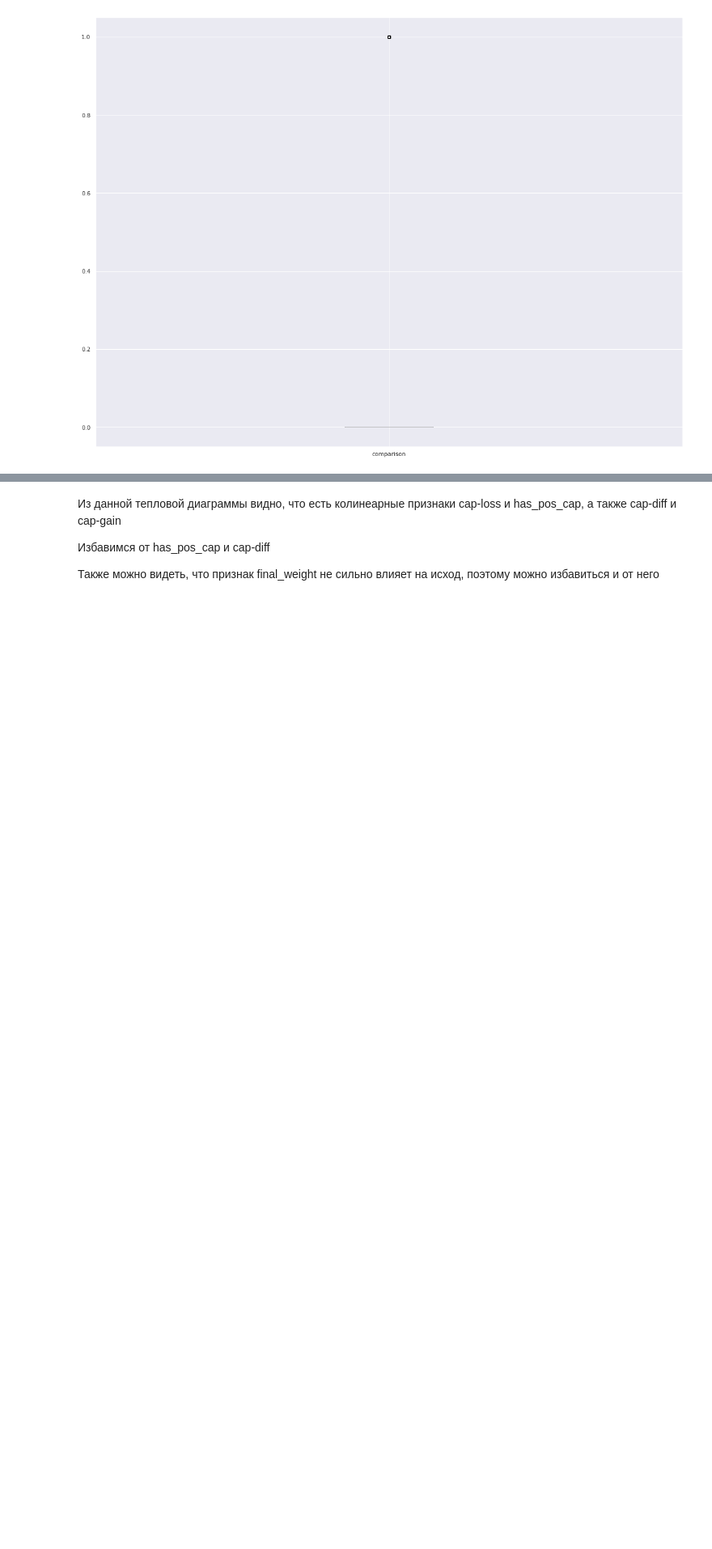
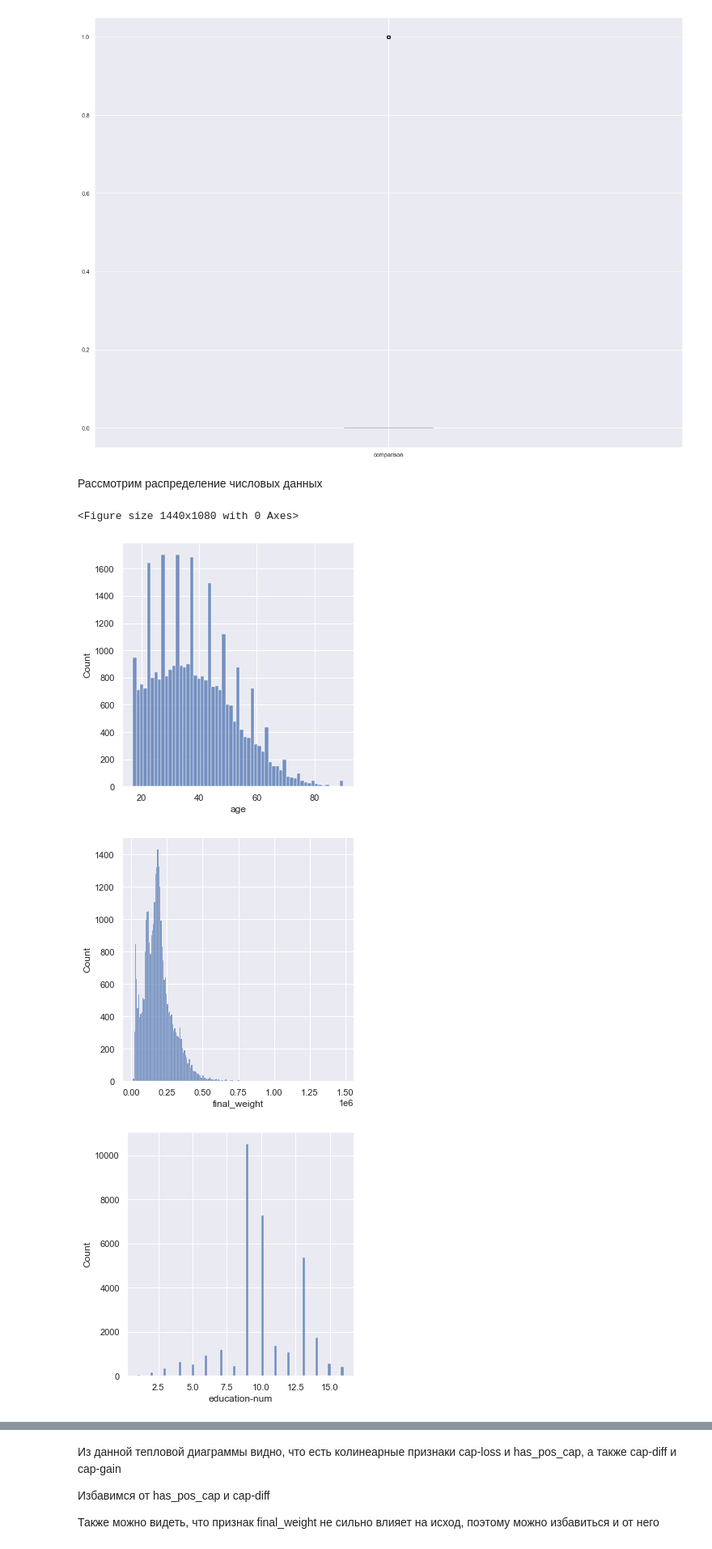
Before and after one commit to DimaScientist/WA-Test-DS, a Jupyter notebook: TestTask.ipynb, the cells around one changed output, grey strips where cells are left out. Shown at 81% size. Drawn from its saved outputs; the diff is of its cells as text; code cells hidden in the pictures; blank space fills up the shorter version.

```diff
--- a/TestTask.ipynb
+++ b/TestTask.ipynb
@@ -336,3 +337,14 @@ for i, col in enumerate(new_train_data._get_numeric_data().columns):
 [figure]
 [figure]
 [figure]
+# %% [markdown]
+Рассмотрим распределение числовых данных
+# %%
+for index, col in enumerate(new_train_data._get_numeric_data().columns):
+    plt.figure(index)
+    sns.displot(new_train_data[col])
+# %% [output]
+<Figure size 1440x1080 with 0 Axes>
+[figure, added]
+[figure, added]
+[figure, added]
```
Also changed, not shown: parts of 38 cells of this notebook.
